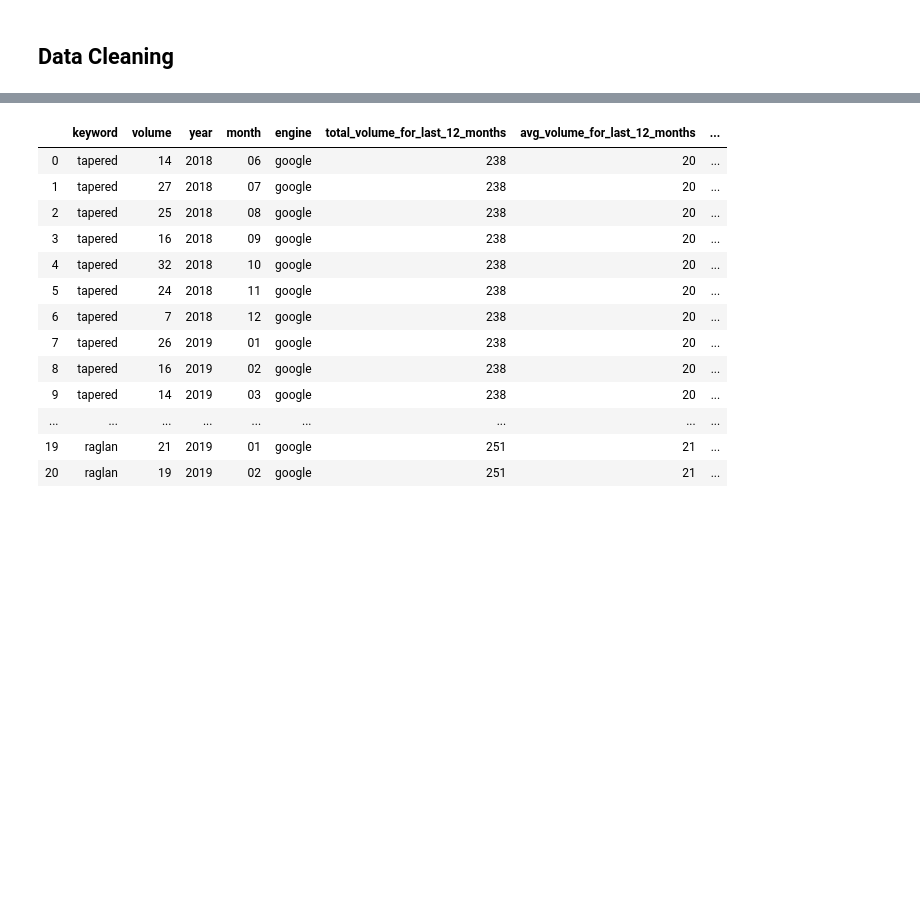
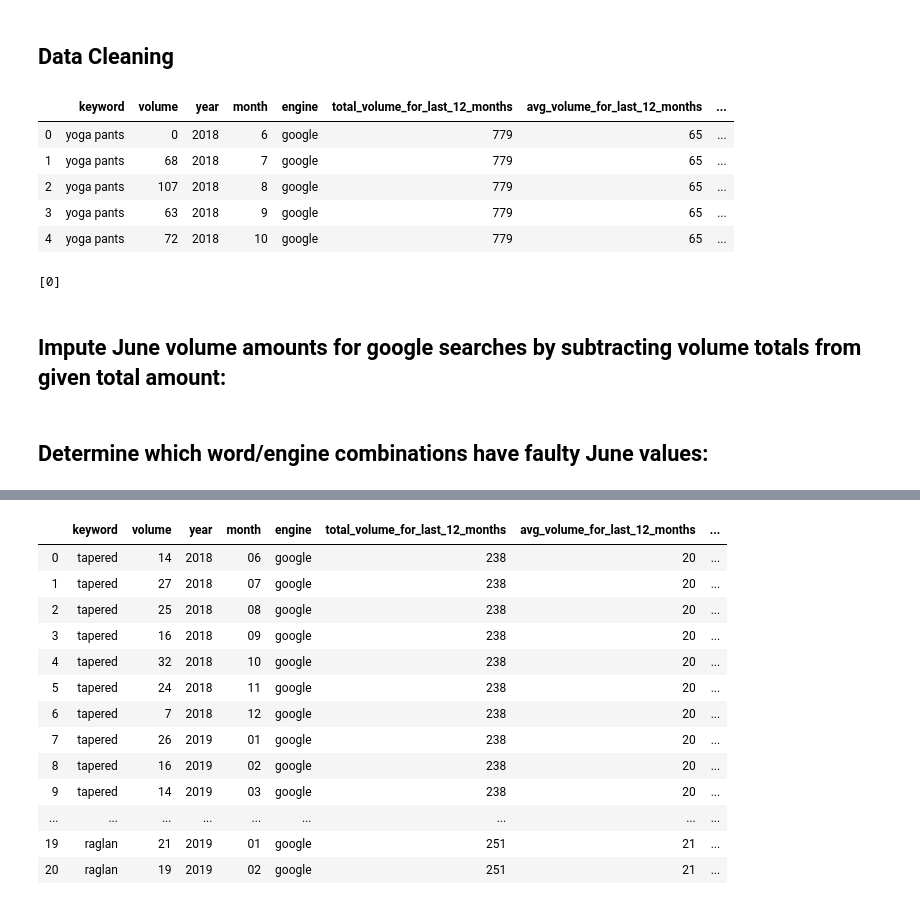
Before and after one commit to alexwcheng/athleisure-advertising, a Jupyter notebook: data_cleaning.ipynb, the cells around one changed output, grey strips where cells are left out. Drawn from its saved outputs; the diff is of its cells as text; code cells hidden in the pictures; blank space fills up the shorter version.

```diff
--- a/data_cleaning.ipynb
+++ b/data_cleaning.ipynb
@@ -216,3 +340,15 @@ sample_df
 | 35 | breathable | 5 | 2019 | 05 | google | 37 | 3 | ... |
 # %% [markdown]
 ## Data Cleaning
+# %%
+athleisure_df = pd.read_csv("athleisure-ads-strategy/athleisure.csv")
+athleisure_df.drop(['Unnamed: 0'], axis =1, inplace = True)
+# %%
+athleisure_df.head()
+# %% [output]
+|  | keyword | volume | year | month | engine | total_volume_for_last_12_months | avg_volume_for_last_12_months | ... |
+| 0 | yoga pants | 0 | 2018 | 6 | google | 779 | 65 | ... |
+| 1 | yoga pants | 68 | 2018 | 7 | google | 779 | 65 | ... |
+| 2 | yoga pants | 107 | 2018 | 8 | google | 779 | 65 | ... |
+| 3 | yoga pants | 63 | 2018 | 9 | google | 779 | 65 | ... |
+| 4 | yoga pants | 72 | 2018 | 10 | google | 779 | 65 | ... |
@@ -219 +363,9 @@ sample_df
+# %%
+# Check volume amounts for Jun months
+print(athleisure_df.loc[athleisure_df.month == '6'].volume.unique())
+# All are zero. Must impute value
+# %% [output]
+[0]
+# %% [markdown]
+## Impute June volume amounts for google searches by subtracting volume totals from given total amount:
 # %%
@@ -248,0 +386,2 @@ sample_df.groupby('keyword').volume.mean().round().astype(int) == sample_df.grou
+# %% [markdown]
+## Determine which word/engine combinations have faulty June values:
```
Also changed, not shown: parts of 18 cells of this notebook.
